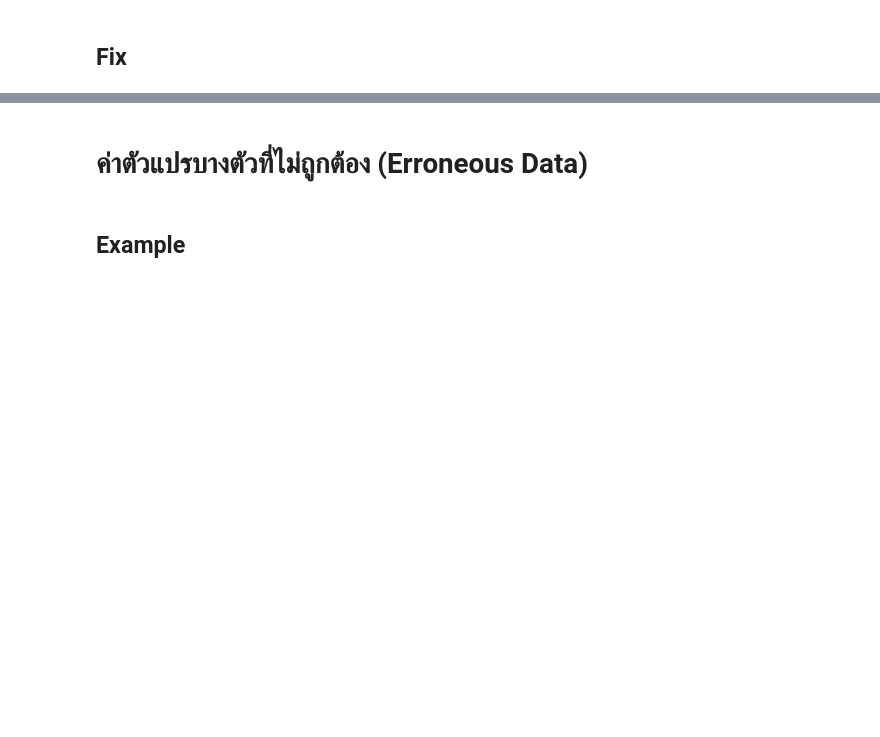
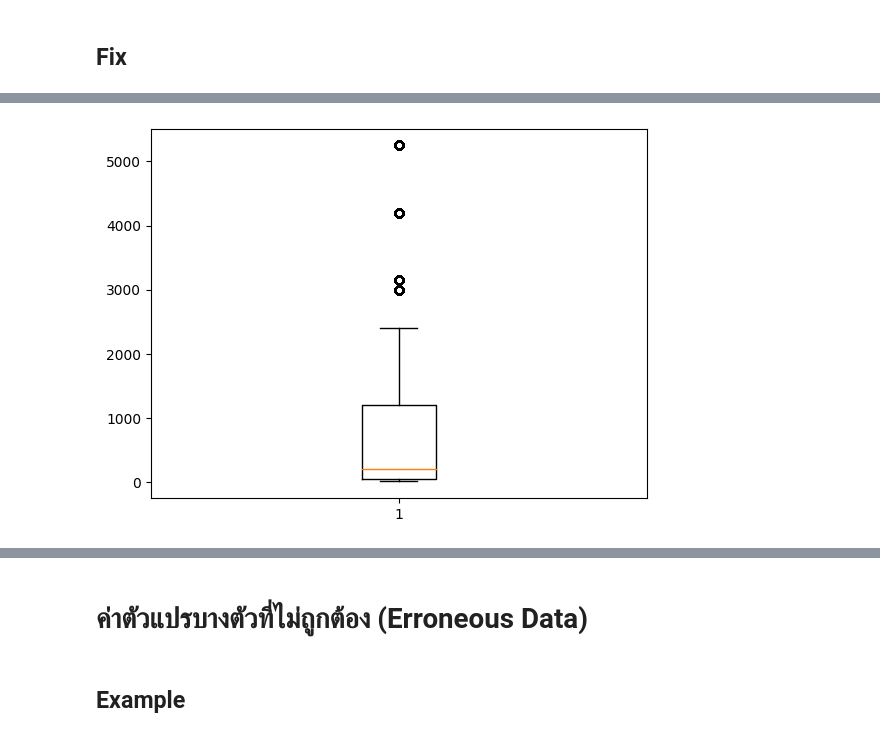
Before and after one commit to Thippawan72/BSC_DPDM23, a Jupyter notebook: Data_Preprocessing.ipynb, the cells around one changed output, grey strips where cells are left out. Drawn from its saved outputs; the diff is of its cells as text; code cells hidden in the pictures; blank space fills up the shorter version.

```diff
--- a/Data_Preprocessing.ipynb
+++ b/Data_Preprocessing.ipynb
@@ -143,0 +372,4 @@ new_shopping_dup. shape
+# %%
+ret = plt.boxplot(shopping_data['price'])
+# %% [output]
+[figure, added]
```
Also changed, not shown: parts of 67 cells of this notebook.
